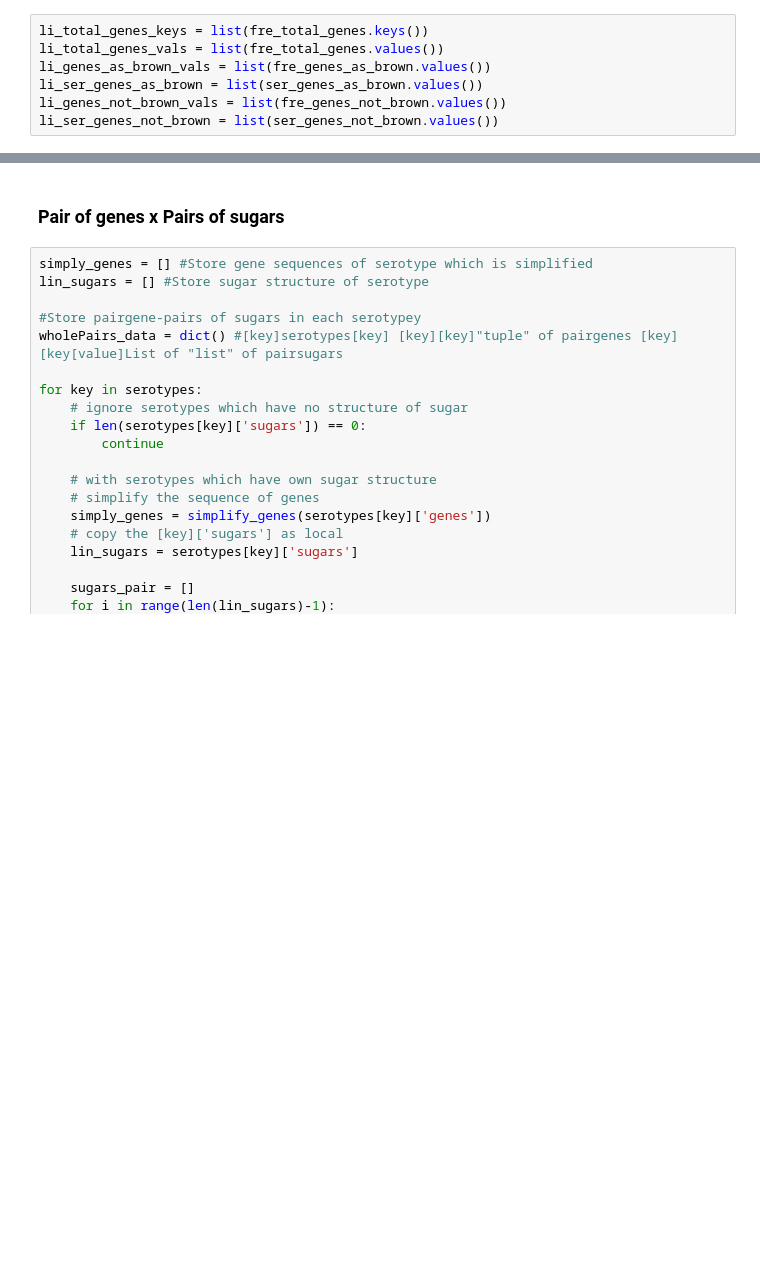
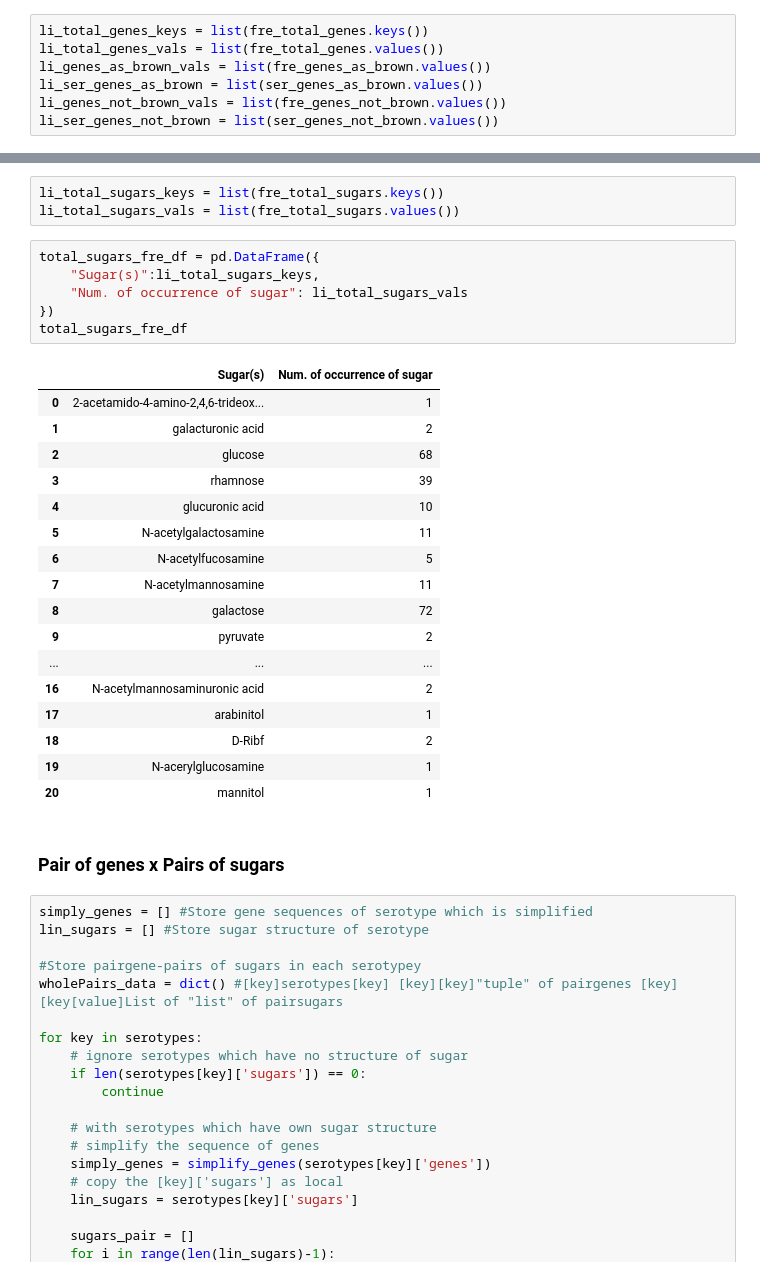
Before and after one commit to ezi-sab/BSc_Y3_Dissertation, a Jupyter notebook: PreFinal_DataAnalysis.ipynb, the cells around one changed output, grey strips where cells are left out. Cells and saved outputs as stored; diff of their text form; blank space fills up the shorter version.

Commit message:
Revise DataAnalysis file

```diff
--- a/PreFinal_DataAnalysis.ipynb
+++ b/PreFinal_DataAnalysis.ipynb
@@ -163,3 +184,30 @@ total_genes_fre_df
+# %%
+li_total_sugars_keys = list(fre_total_sugars.keys())
+li_total_sugars_vals = list(fre_total_sugars.values())
+# %%
+total_sugars_fre_df = pd.DataFrame({
+    "Sugar(s)":li_total_sugars_keys,
+    "Num. of occurrence of sugar": li_total_sugars_vals
+})
+total_sugars_fre_df
+# %% [output]
+|  | Sugar(s) | Num. of occurrence of sugar |
+| 0 | 2-acetamido-4-amino-2,4,6-trideox... | 1 |
+| 1 | galacturonic acid | 2 |
+| 2 | glucose | 68 |
+| 3 | rhamnose | 39 |
+| 4 | glucuronic acid | 10 |
+| 5 | N-acetylgalactosamine | 11 |
+| 6 | N-acetylfucosamine | 5 |
+| 7 | N-acetylmannosamine | 11 |
+| 8 | galactose | 72 |
+| 9 | pyruvate | 2 |
+| ... | ... | ... |
+| 16 | N-acetylmannosaminuronic acid | 2 |
+| 17 | arabinitol | 1 |
+| 18 | D-Ribf | 2 |
+| 19 | N-acerylglucosamine | 1 |
+| 20 | mannitol | 1 |
 # %% [markdown]
 ### Pair of genes x Pairs of sugars
 # %%
```
Also changed, not shown: parts of 18 cells of this notebook.
